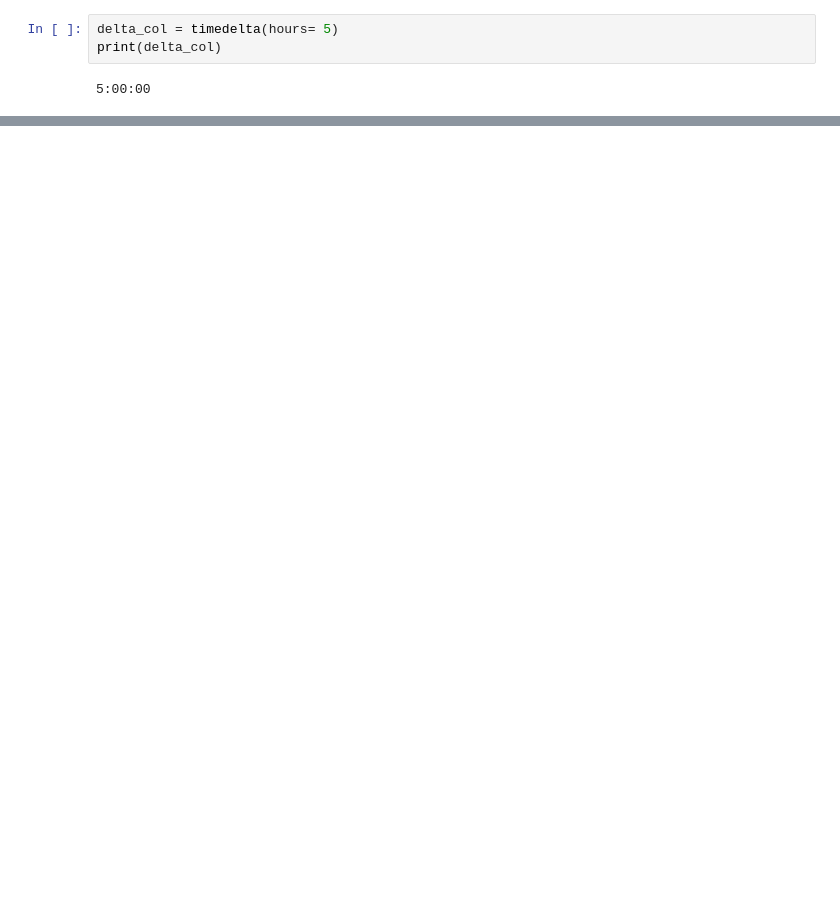
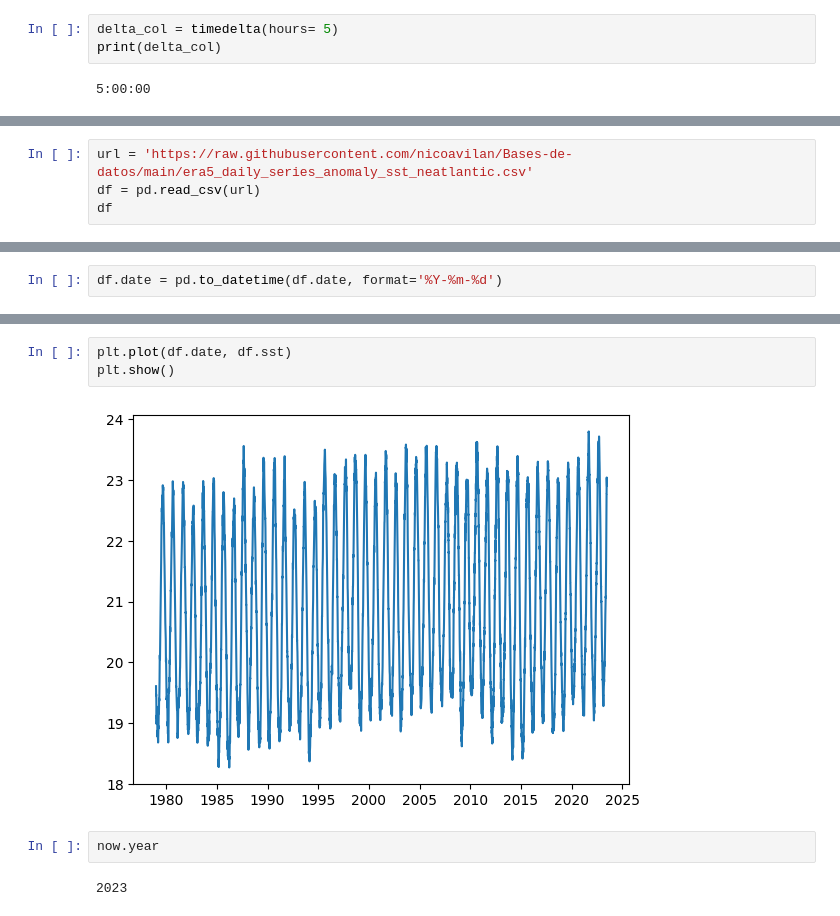
Before and after one commit to JhonZafra/Statistic_Concepts, a Jupyter notebook: SemanaIX/SeriesTiempo.ipynb, the cells around one changed output, grey strips where cells are left out. Drawn from its saved outputs; the diff is of its cells as text; blank space fills up the shorter version.

```diff
--- a/SemanaIX/SeriesTiempo.ipynb
+++ b/SemanaIX/SeriesTiempo.ipynb
@@ -58,0 +119,4 @@ print(delta_col)
+# %%
+url = 'https://raw.githubusercontent.com/nicoavilan/Bases-de-datos/main/era5_daily_series_anomaly_sst_neatlantic.csv'
+df = pd.read_csv(url)
+df
@@ -58,0 +172,2 @@ print(delta_col)
+# %%
+df.date = pd.to_datetime(df.date, format='%Y-%m-%d')
@@ -58,0 +188,9 @@ print(delta_col)
+# %%
+plt.plot(df.date, df.sst)
+plt.show()
+# %% [output]
+[figure, added]
+# %%
+now.year
+# %% [output]
+2023
```
Also changed, not shown: parts of 36 cells of this notebook.
